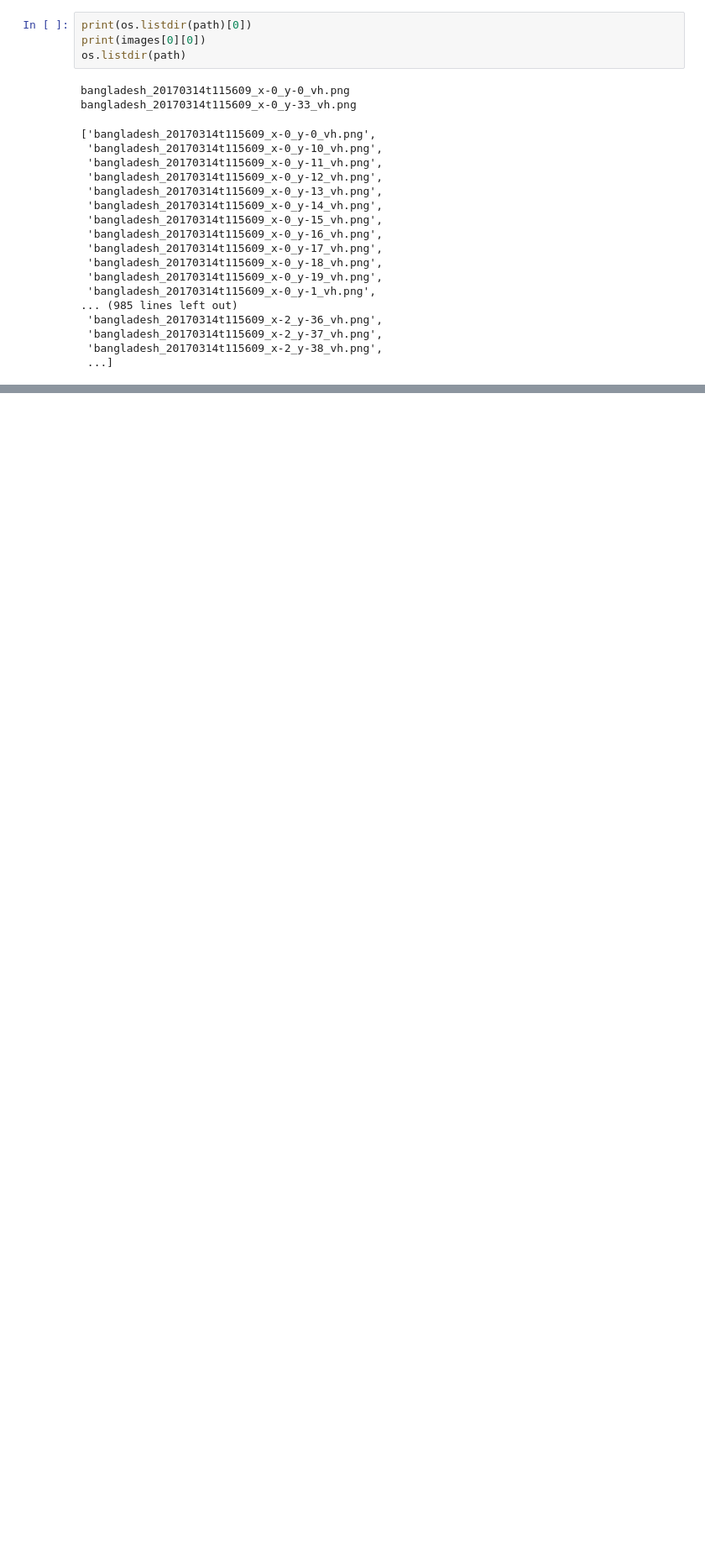
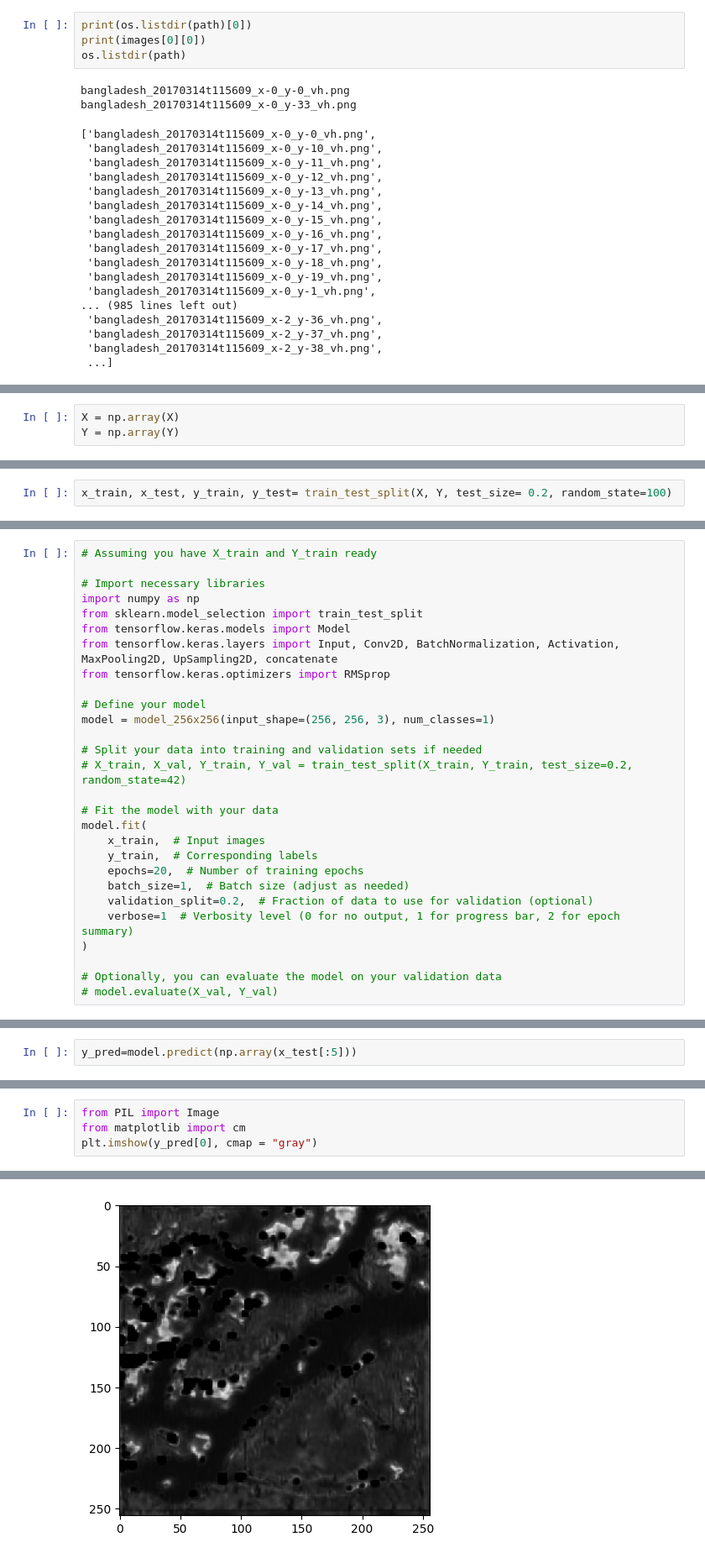
Before and after one commit to MohdJunaiduddin/flood_detection_tb, a Jupyter notebook: b.ipynb, the cells around one changed output, grey strips where cells are left out. Shown at 84% size. Cells and saved outputs as stored; diff of their text form; blank space fills up the shorter version.

```diff
--- a/b.ipynb
+++ b/b.ipynb
@@ -734,0 +580,3 @@ len(x_train[0][0][0][0])
+# %%
+X = np.array(X)
+Y = np.array(Y)
@@ -734,0 +611,2 @@ len(x_train[0][0][0][0])
+# %%
+x_train, x_test, y_train, y_test= train_test_split(X, Y, test_size= 0.2, random_state=100)
@@ -734,0 +737,28 @@ len(x_train[0][0][0][0])
+# %%
+# Assuming you have X_train and Y_train ready
+
+# Import necessary libraries
+import numpy as np
+from sklearn.model_selection import train_test_split
+from tensorflow.keras.models import Model
+from tensorflow.keras.layers import Input, Conv2D, BatchNormalization, Activation, MaxPooling2D, UpSampling2D, concatenate
+from tensorflow.keras.optimizers import RMSprop
+
+# Define your model
+model = model_256x256(input_shape=(256, 256, 3), num_classes=1)
+
+# Split your data into training and validation sets if needed
+# X_train, X_val, Y_train, Y_val = train_test_split(X_train, Y_train, test_size=0.2, random_state=42)
+
+# Fit the model with your data
+model.fit(
+    x_train,  # Input images
+    y_train,  # Corresponding labels
+    epochs=20,  # Number of training epochs
+    batch_size=1,  # Batch size (adjust as needed)
+    validation_split=0.2,  # Fraction of data to use for validation (optional)
+    verbose=1  # Verbosity level (0 for no output, 1 for progress bar, 2 for epoch summary)
+)
+
+# Optionally, you can evaluate the model on your validation data
+# model.evaluate(X_val, Y_val)
@@ -734,0 +805,2 @@ len(x_train[0][0][0][0])
+# %%
+y_pred=model.predict(np.array(x_test[:5]))
@@ -734,0 +829,5 @@ len(x_train[0][0][0][0])
+# %%
+from PIL import Image
+from matplotlib import cm
+plt.imshow(y_pred[0], cmap = "gray")
+# %% [output]
@@ -734,0 +835 @@ len(x_train[0][0][0][0])
+[figure, added]
```
Also changed, not shown: parts of 54 cells of this notebook, 2 other files.
